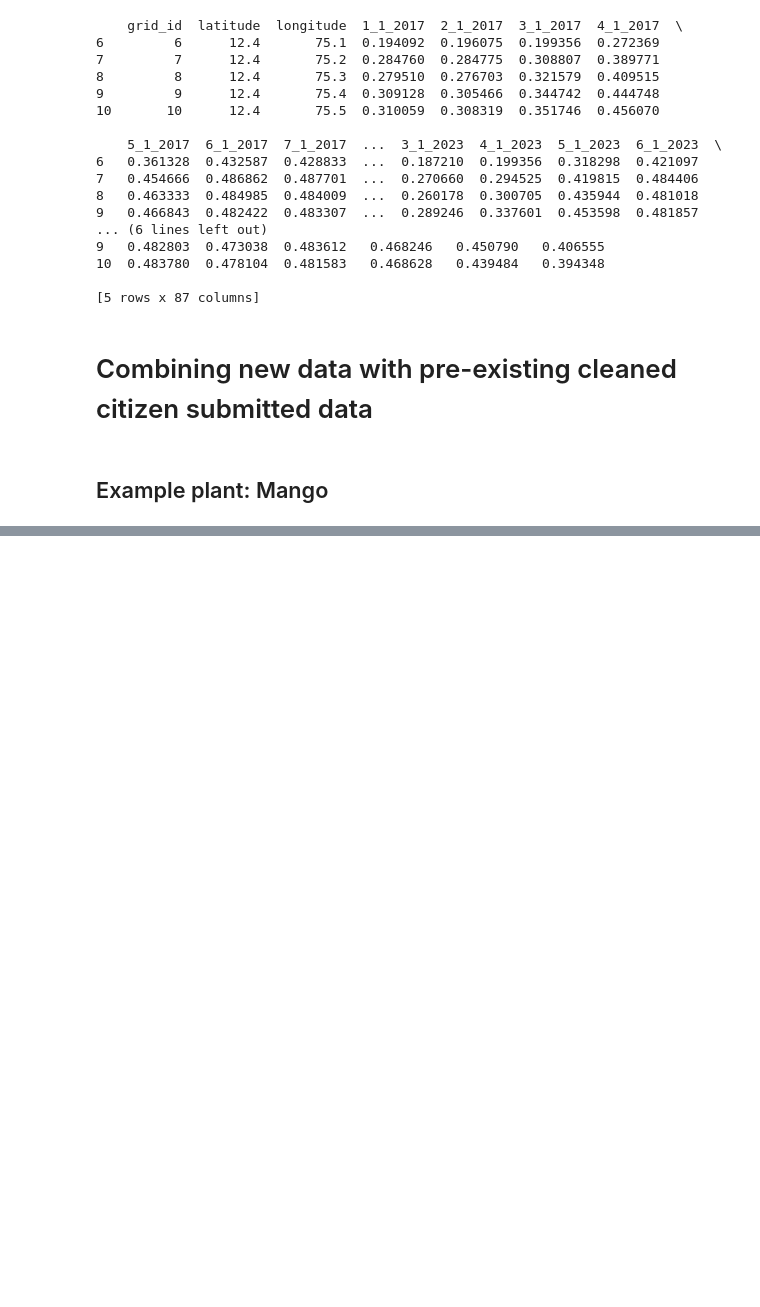
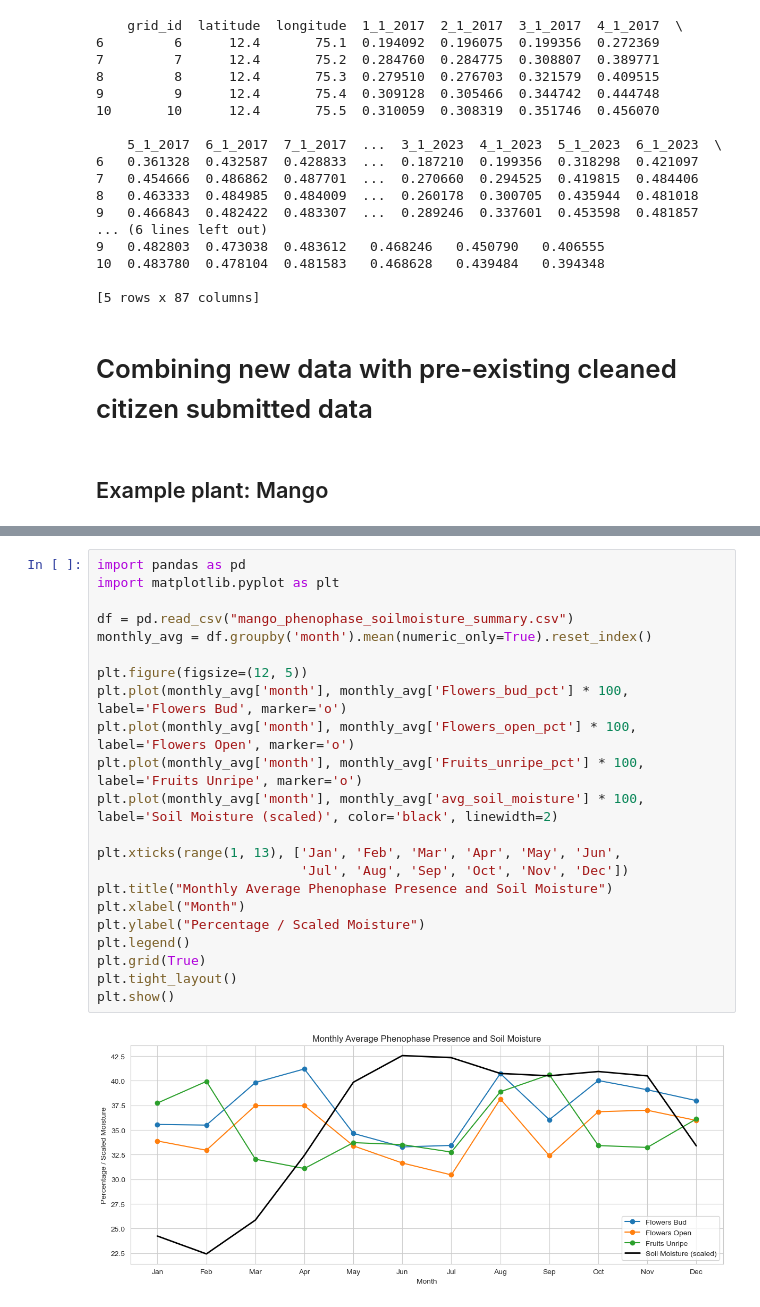
Before and after one commit to BU-Spark/ds-seasonwatch-trees, a Jupyter notebook: code/spring_2025_code/soil_moisture/soil_moisture_analysis.ipynb, the cells around one changed output, grey strips where cells are left out. Drawn from its saved outputs; the diff is of its cells as text; blank space fills up the shorter version.

```diff
--- a/code/spring_2025_code/soil_moisture/soil_moisture_analysis.ipynb
+++ b/code/spring_2025_code/soil_moisture/soil_moisture_analysis.ipynb
@@ -485,0 +732,24 @@ print(final_output.head())
+# %%
+import pandas as pd
+import matplotlib.pyplot as plt
+
+df = pd.read_csv("mango_phenophase_soilmoisture_summary.csv")
+monthly_avg = df.groupby('month').mean(numeric_only=True).reset_index()
+
+plt.figure(figsize=(12, 5))
+plt.plot(monthly_avg['month'], monthly_avg['Flowers_bud_pct'] * 100, label='Flowers Bud', marker='o')
+plt.plot(monthly_avg['month'], monthly_avg['Flowers_open_pct'] * 100, label='Flowers Open', marker='o')
+plt.plot(monthly_avg['month'], monthly_avg['Fruits_unripe_pct'] * 100, label='Fruits Unripe', marker='o')
+plt.plot(monthly_avg['month'], monthly_avg['avg_soil_moisture'] * 100, label='Soil Moisture (scaled)', color='black', linewidth=2)
+
+plt.xticks(range(1, 13), ['Jan', 'Feb', 'Mar', 'Apr', 'May', 'Jun',
+                          'Jul', 'Aug', 'Sep', 'Oct', 'Nov', 'Dec'])
+plt.title("Monthly Average Phenophase Presence and Soil Moisture")
+plt.xlabel("Month")
+plt.ylabel("Percentage / Scaled Moisture")
+plt.legend()
+plt.grid(True)
+plt.tight_layout()
+plt.show()
+# %% [output]
+[figure, added]
```
Also changed, not shown: parts of 17 cells of this notebook, 1 other file.
